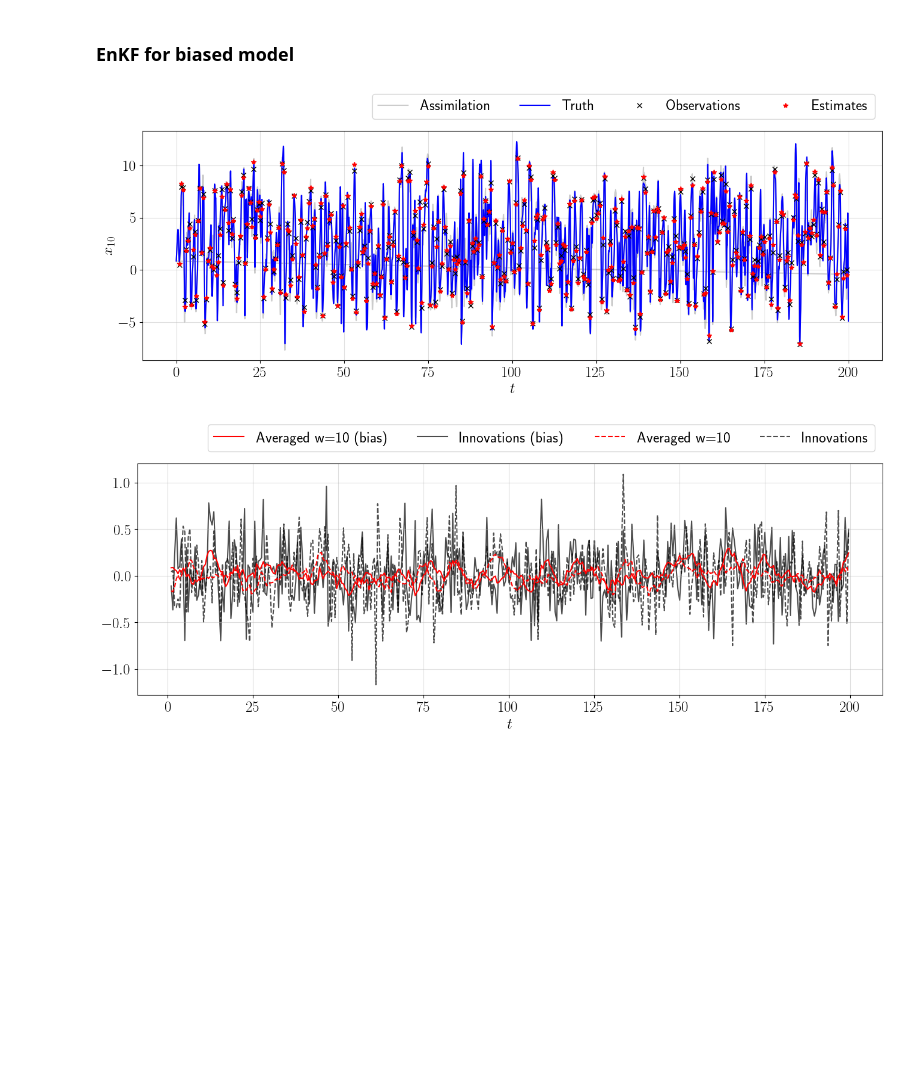
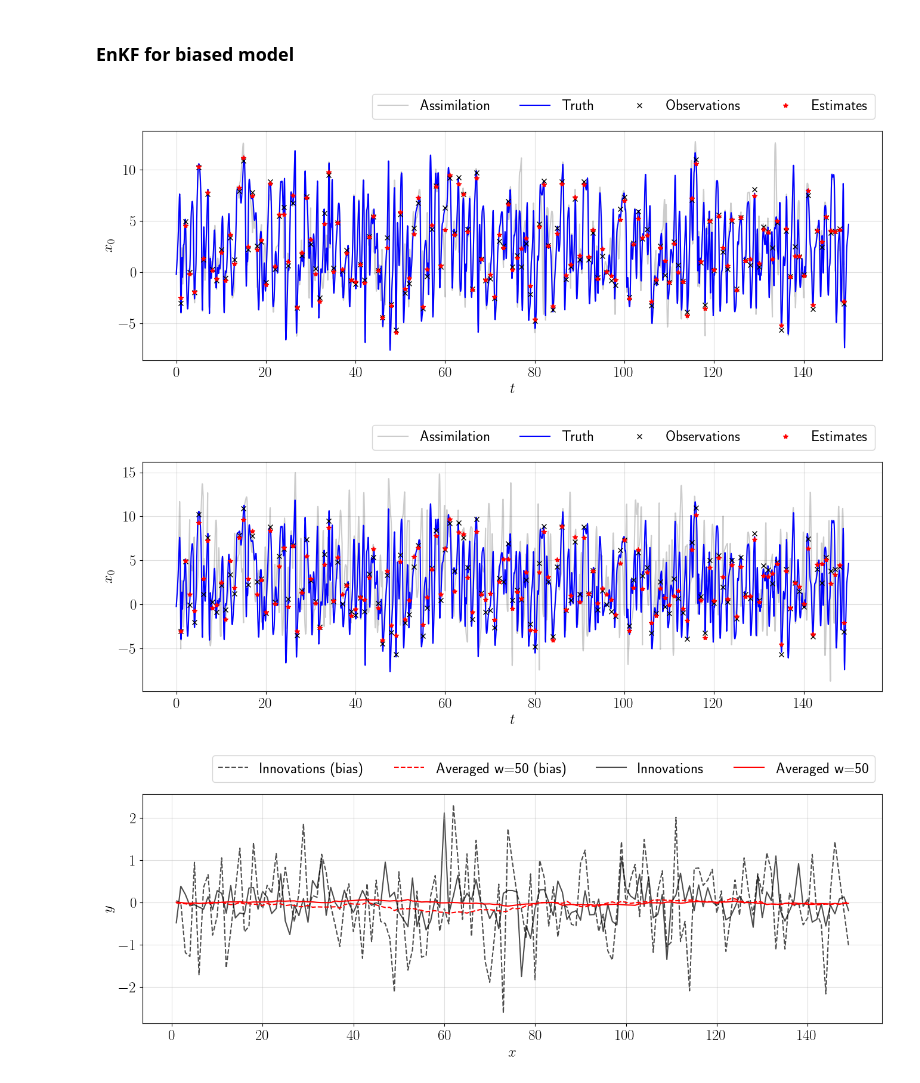
Before and after one commit to Daples/master-thesis, a Jupyter notebook: src/test_L96.ipynb, the cells around one changed output. Drawn from its saved outputs; the diff is of its cells as text; code cells hidden in the pictures; blank space fills up the shorter version.

```diff
--- a/src/test_L96.ipynb
+++ b/src/test_L96.ipynb
@@ -45,7 +47,7 @@ l96.reset_model()
 # %% [markdown]
 ### Generate observations (with noise)
 # %%
-assimilation_times = np.arange(1, end_time, 0.5)
+assimilation_times = np.arange(1, end_time, 1.5)
 observed = np.zeros((n_states, len(assimilation_times)))
 observed_true = np.zeros((n_states, len(assimilation_times)))
 for i, t in enumerate(assimilation_times):
@@ -75,5 +74,9 @@ plt.show()
 ### Add a bias function to the model
 # %%
 idxs = np.arange(n_states)
-a_coeff = 0.2 * forcing
+a_coeff = 1 * forcing.current_value
 l96.model_bias = lambda t, x: a_coeff * np.sin(2 * np.pi * idxs / n_states)
+
+Plotter.plot(
+    idxs, l96.model_bias(0, idxs), "ko", xlabel="$j$", ylabel=r"$\mathbf{b}_k$"
+)
@@ -82,28 +88,31 @@ l96.model_bias = lambda t, x: a_coeff * np.sin(2 * np.pi * idxs / n_states)
 # %%
 cut_off_time = None
 f = EnKF(l96, x0, initial_state_covariance, ensemble_size, H)
 results_biased = f.filter(
     assimilation_times, observed, cut_off_time=cut_off_time, run_id="bias"
 )
 results_biased.true_times = times
 results_biased.true_states = states
 
-sample = [0, 5, 10]
+sample = [0, 10, 15]
 # sample = idxs
-window = 10
+window = int(end_time / 3)
 for state_idx in sample:
     results.plot_filtering(state_idx, path=f"filter_{state_idx}.pdf")
     results_biased.plot_filtering(state_idx, path=f"filter_biased_{state_idx}.pdf")
 
-    ax = results_biased.plot_innovations(state_idx, window=window)
+    ax = results_biased.plot_innovations(
+        state_idx,
+        window=window,
+        linestyle="dashed",
+    )
     results.plot_innovations(
         state_idx,
         path=f"innovations_{state_idx}.pdf",
         ax=ax,
         window=window,
-        linestyle="dashed",
     )
-plt.show()
 # %% [output]
-[figure, old version]
+[figure, new version]
-[figure, old version]
+[figure, new version]
+[figure, added]
```
Also changed, not shown: parts of 5 cells of this notebook.
